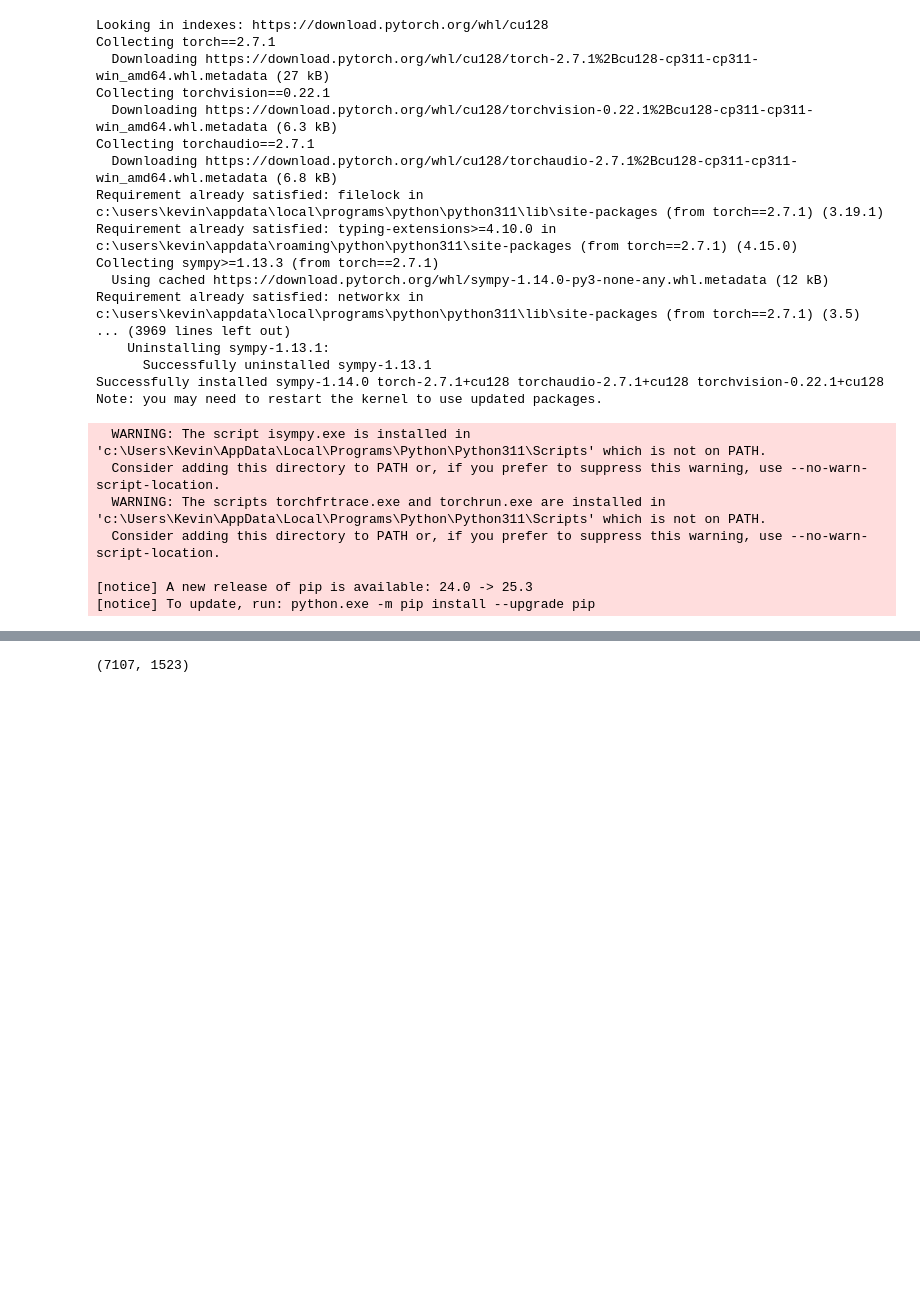
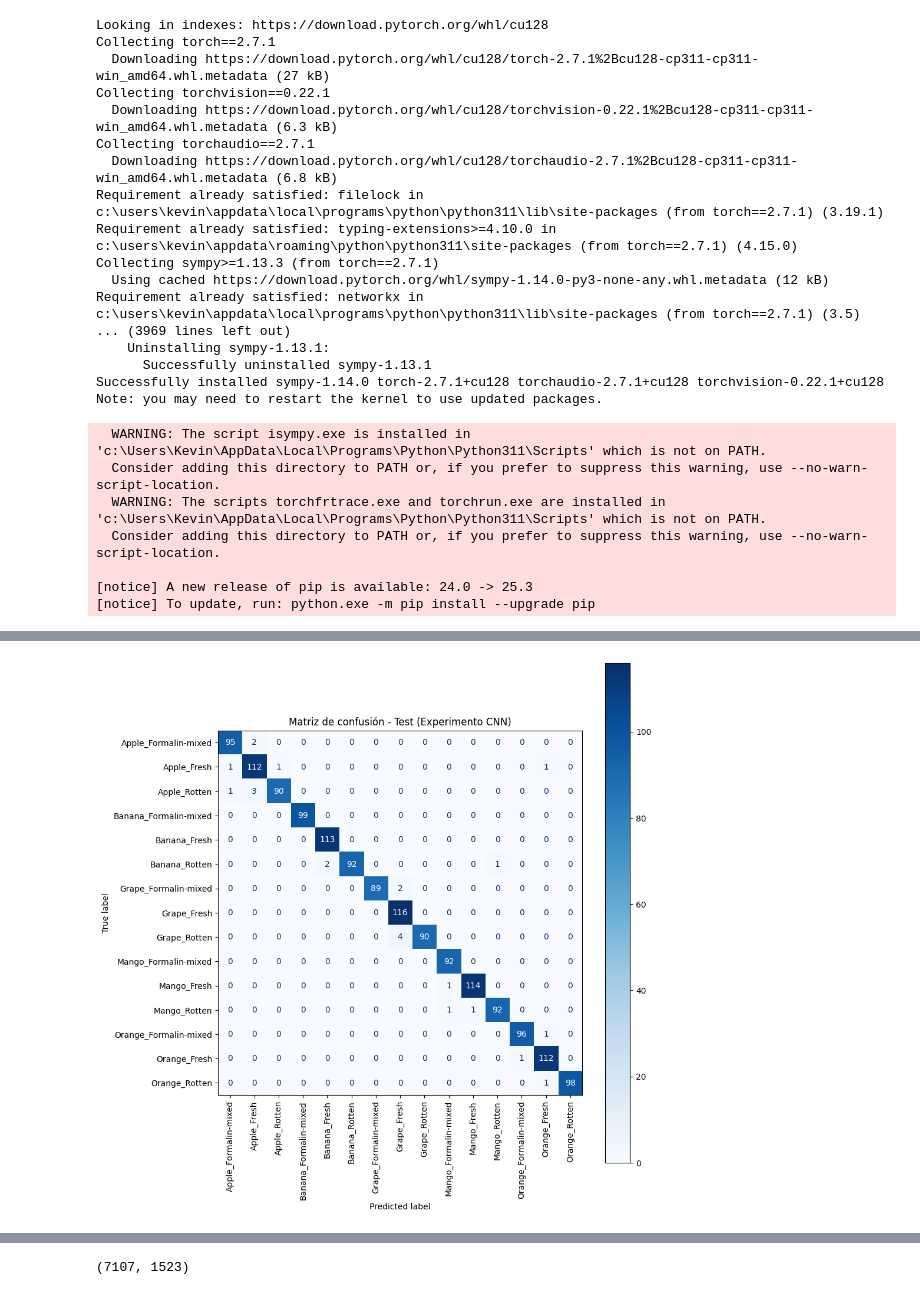
Before and after one commit to babidiibidad/trabajo_final_deep, a Jupyter notebook: CNN_SIAMESA_FC_XGBOOST.ipynb, the cells around one changed output, grey strips where cells are left out. Drawn from its saved outputs; the diff is of its cells as text; code cells hidden in the pictures; blank space fills up the shorter version.

```diff
--- a/siamesa_triplet_loss_FC.ipynb
+++ b/CNN_SIAMESA_FC_XGBOOST.ipynb
@@ -177,3 +230,19 @@ Total de imágenes: 10154
 # %%
-# Distribución por clase
-df["class_name"].value_counts()
+# ---------- Transforms (ImageNet) ----------
+IMAGENET_MEAN = [0.485, 0.456, 0.406]
+IMAGENET_STD  = [0.229, 0.224, 0.225]
+
+train_transform = T.Compose([
+    T.Resize((256, 256)),
+    T.RandomResizedCrop(224),
+    T.RandomHorizontalFlip(),
+    T.ColorJitter(brightness=0.2, contrast=0.2),
+    T.ToTensor(),
+    T.Normalize(IMAGENET_MEAN, IMAGENET_STD),
+])
+
+val_test_transform = T.Compose([
+    T.Resize((224, 224)),
+    T.ToTensor(),
+    T.Normalize(IMAGENET_MEAN, IMAGENET_STD),
+])
@@ -291,16 +437,14 @@ Std: [0.12329615652561188, 0.13154181838035583, 0.21672791242599487]
 # %%
-train_transform = T.Compose([
-    T.Resize((256, 256)),
-    T.RandomHorizontalFlip(),
-    T.RandomRotation(15),
-    T.ColorJitter(brightness=0.2, contrast=0.2),
-    T.ToTensor(),
-    T.Normalize(mean=mean, std=std),
-])
-
-val_test_transform = T.Compose([
-    T.Resize((256, 256)),
-    T.ToTensor(),
-    T.Normalize(mean=mean, std=std),
-])
+cm_cnn = confusion_matrix(all_labels_cnn, all_preds_cnn)
+fig, ax = plt.subplots(figsize=(10, 10))
+disp_cnn = ConfusionMatrixDisplay(
+    confusion_matrix=cm_cnn,
+    display_labels=[idx_to_class[i] for i in range(num_classes)]
+)
+disp_cnn.plot(xticks_rotation=90, ax=ax, cmap="Blues", colorbar=True)
+plt.title("Matriz de confusión - Test (Experimento CNN)")
+plt.tight_layout()
+plt.show()
+# %% [output]
+[figure, added]
 # %%
```
Also changed, not shown: parts of 20 cells of this notebook.
